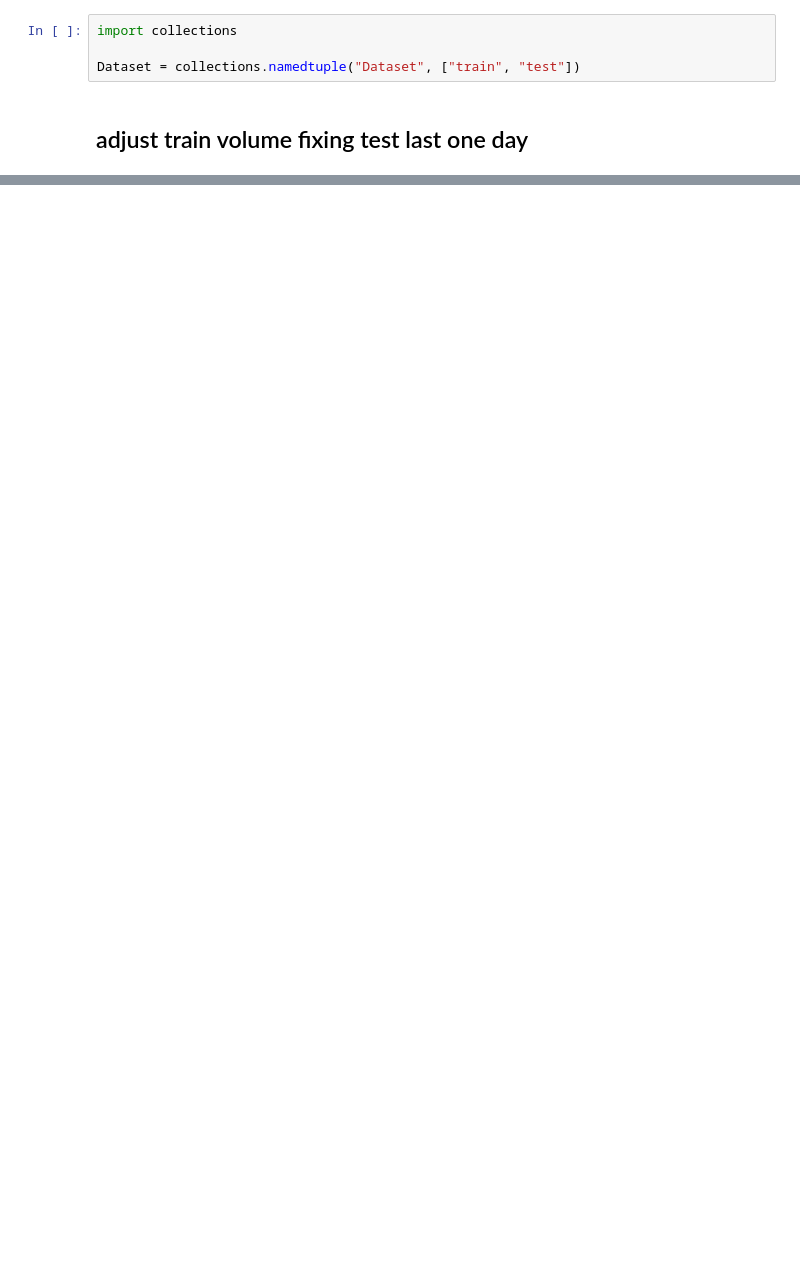
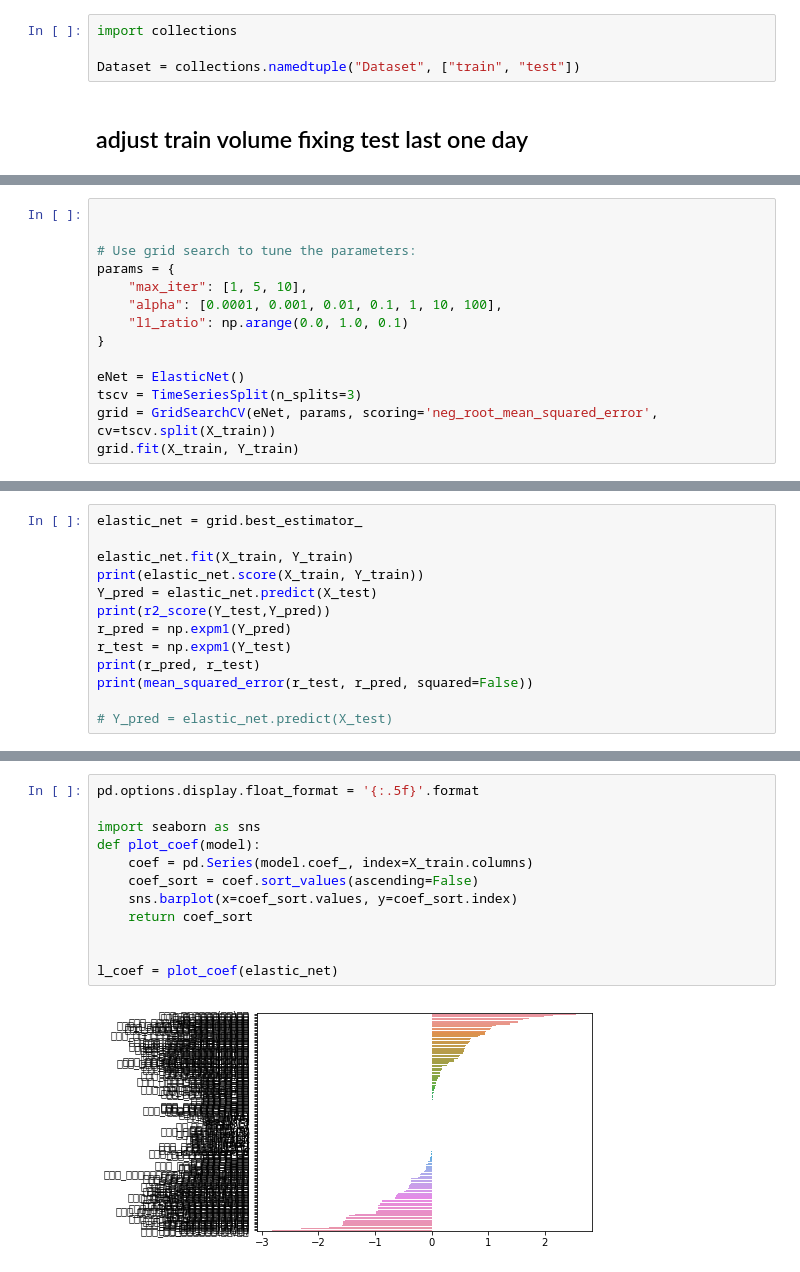
Before and after one commit to meowpunch/bobsim-research, a Jupyter notebook: src/main/python/grid_search.ipynb, the cells around one changed output, grey strips where cells are left out. Saved outputs shown, nothing was run; the diff lists cells and outputs as text; blank space fills up the shorter version.

```diff
--- a/src/main/python/grid_search.ipynb
+++ b/src/main/python/grid_search.ipynb
@@ -145,0 +206,14 @@ Name: 당일조사가격, Length: 2000, dtype: float64
+# %%
+
+
+# Use grid search to tune the parameters:
+params = {
+    "max_iter": [1, 5, 10],
+    "alpha": [0.0001, 0.001, 0.01, 0.1, 1, 10, 100],
+    "l1_ratio": np.arange(0.0, 1.0, 0.1)
+}
+
+eNet = ElasticNet()
+tscv = TimeSeriesSplit(n_splits=3)
+grid = GridSearchCV(eNet, params, scoring='neg_root_mean_squared_error', cv=tscv.split(X_train))
+grid.fit(X_train, Y_train)
@@ -145,0 +286,13 @@ Name: 당일조사가격, Length: 2000, dtype: float64
+# %%
+elastic_net = grid.best_estimator_
+
+elastic_net.fit(X_train, Y_train)
+print(elastic_net.score(X_train, Y_train))
+Y_pred = elastic_net.predict(X_test)
+print(r2_score(Y_test,Y_pred))
+r_pred = np.expm1(Y_pred)
+r_test = np.expm1(Y_test)
+print(r_pred, r_test)
+print(mean_squared_error(r_test, r_pred, squared=False))
+
+# Y_pred = elastic_net.predict(X_test)
@@ -145,0 +316,14 @@ Name: 당일조사가격, Length: 2000, dtype: float64
+# %%
+pd.options.display.float_format = '{:.5f}'.format
+
+import seaborn as sns
+def plot_coef(model):
+    coef = pd.Series(model.coef_, index=X_train.columns)
+    coef_sort = coef.sort_values(ascending=False)
+    sns.barplot(x=coef_sort.values, y=coef_sort.index)
+    return coef_sort
+
+
+l_coef = plot_coef(elastic_net)
+# %% [output]
+[figure, added]
```
Also changed, not shown: parts of 17 cells of this notebook, 2 other files.
